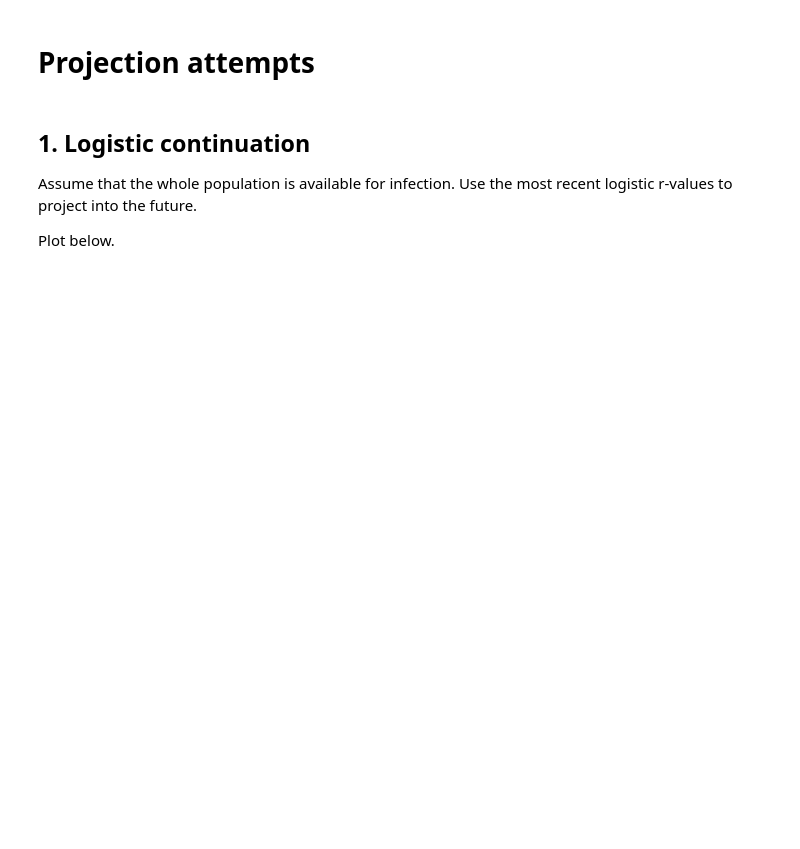
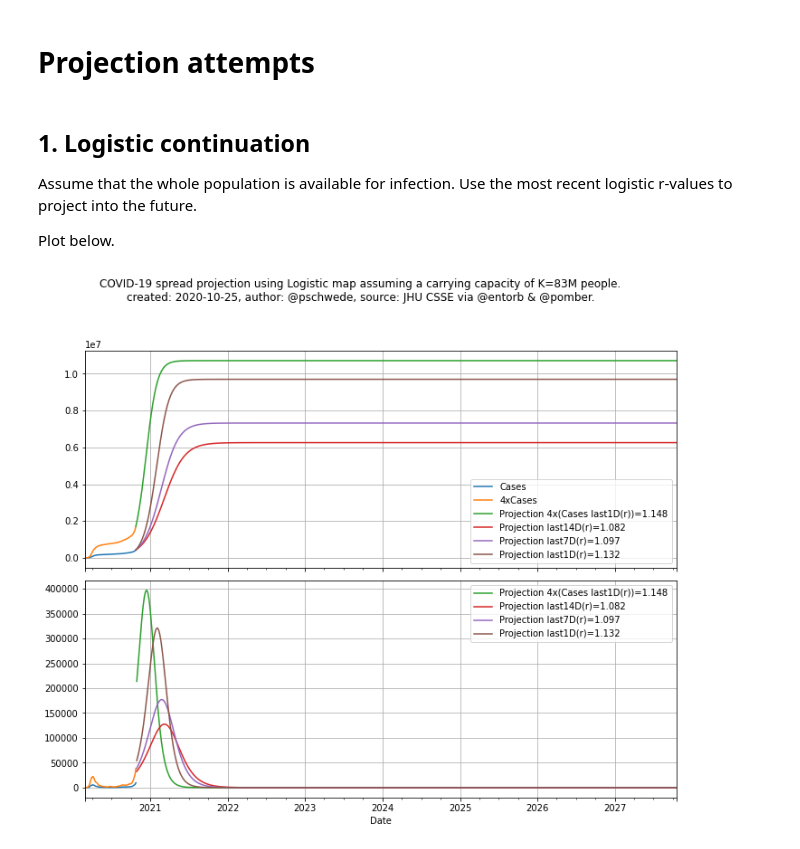
Before and after one commit to pschwede/covid19plots, a Jupyter notebook: projection.ipynb, the cells around one changed output. Cells and saved outputs as stored; diff of their text form; code cells hidden in the pictures; blank space fills up the shorter version.

```diff
--- a/projection.ipynb
+++ b/projection.ipynb
@@ -32,7 +32,8 @@ def polynomial_r(df, population = 83e6, generation_time=4):
     return rs
 
 def plot_projection(r1,r2,r3,r4):
-    xs = pd.date_range(start=de['Cases'].tail(1).index[0], periods=7*365, freq='1D')
+    generation_time = 4
+    xs = pd.date_range(start=de['Cases'].tail(1).index[0], periods=7*365/generation_time, freq=str(generation_time)+'D')
 
     ys1 = list(de[col].rolling('1D').mean().tail(1).values)
     ys2 = list((de[col].rolling('1D').mean().tail(1)*4).values)
@@ -61,9 +62,8 @@ def plot_projection(r1,r2,r3,r4):
     (projection - projection.shift(1)).plot(ax=axes[1])
 
     for index, ax in enumerate(axes):
-        if index==1:
+        if index==0:
             ax.legend(handles=ax.lines, loc='best')
-            # ax.set_ylim(None, (de[col] - de[col].shift(4)).rolling('7D').mean().max()*4)
         ax.grid()
 
     now = datetime.datetime.now()
@@ -76,14 +76,17 @@ def plot_projection(r1,r2,r3,r4):
 # %%
 de = entorb.to_dataframe('DE-total')
 
 col = 'Cases'
 pop = 83e6
 
 rs = polynomial_r(de)[col].dropna()
+rs4 = polynomial_r(de * 4)[col].dropna()
 
 r1 = lambda x: rs.last('1D').mean()
-r2 = lambda x: polynomial_r(de * 4)[col].last('1D').mean()
+r2 = lambda x: rs4.last('1D').mean()
 r3 = lambda x: rs.last('14D').mean()
 r4 = lambda x: rs.last('7D').mean()
 
 plot_projection(r1,r2,r3,r4)
+# %% [output]
+[figure, added]
```
Also changed, not shown: 11 other files.
